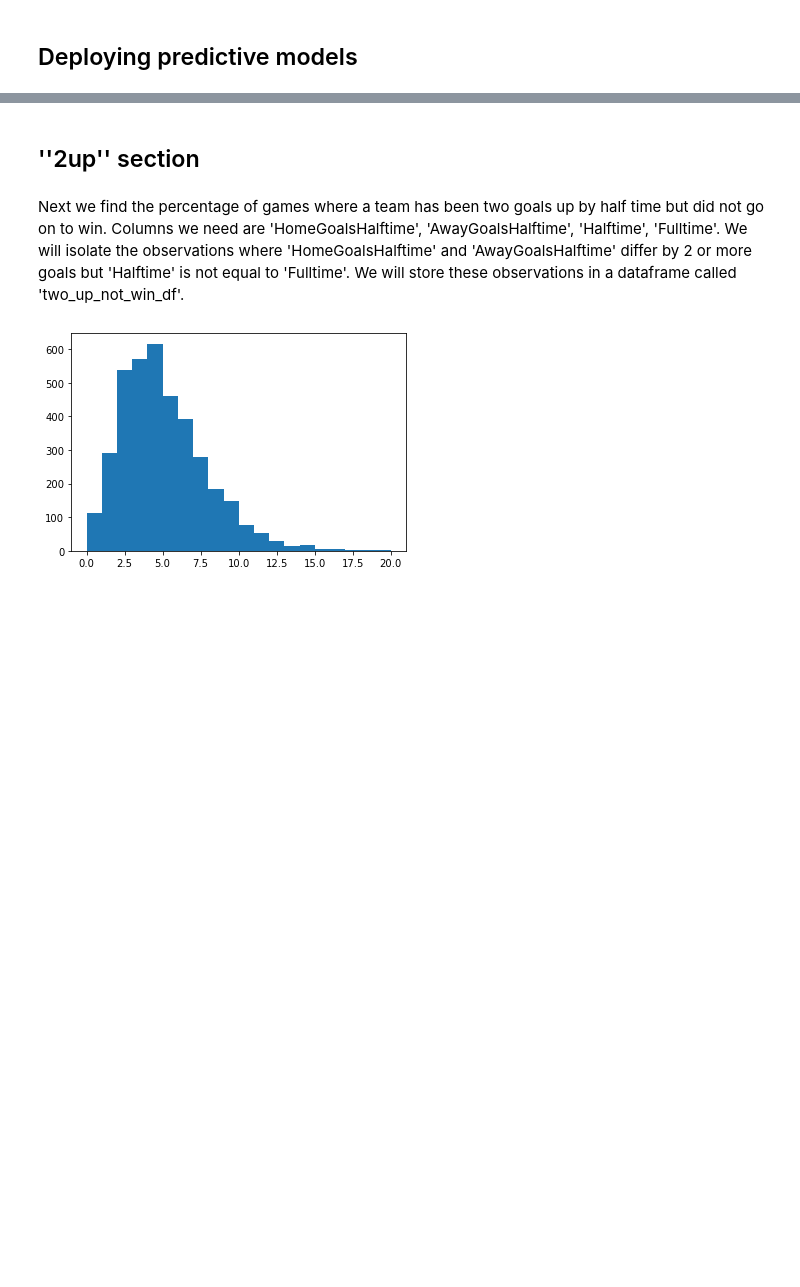
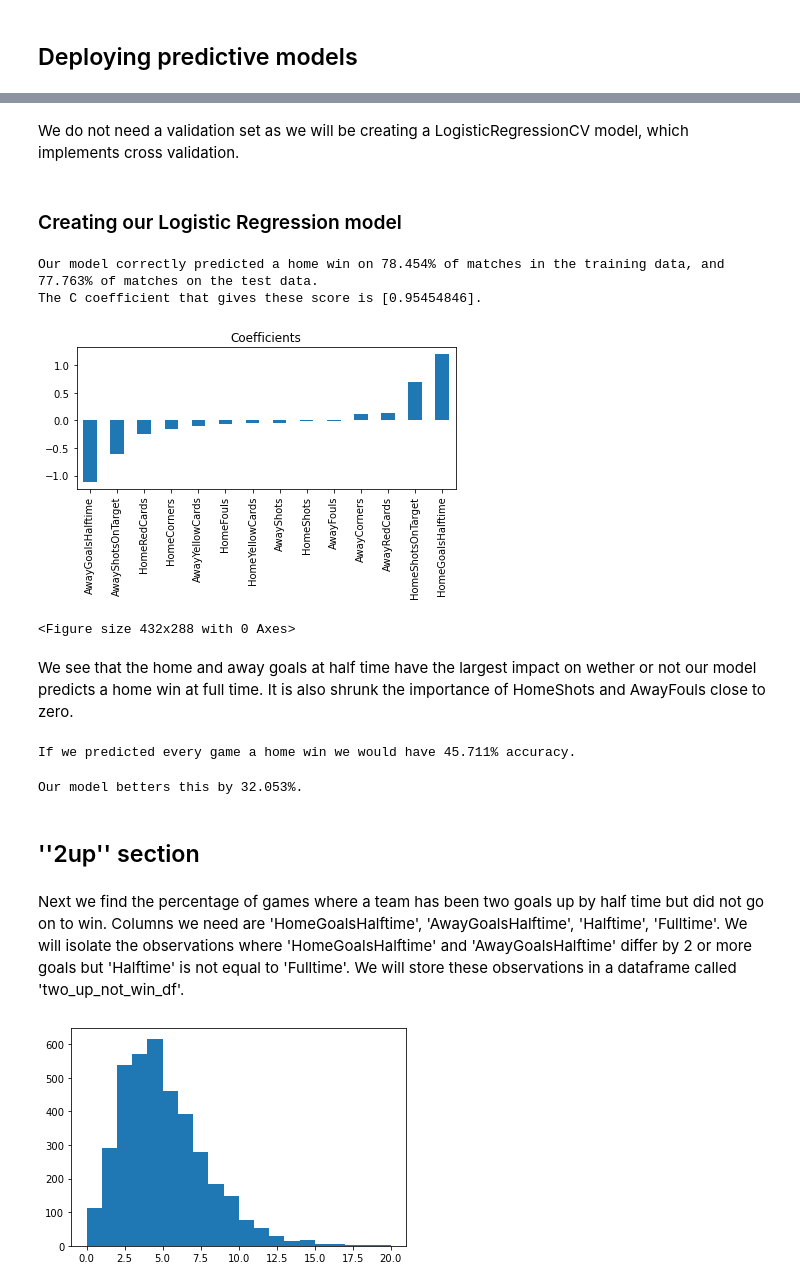
Before and after one commit to jake321southall/football-data-analysis, a Jupyter notebook: football analysis notebook.ipynb, the cells around one changed output, grey strips where cells are left out. Cells and saved outputs as stored; diff of their text form; code cells hidden in the pictures; blank space fills up the shorter version.

Commit message:
Plotted feature coefficients

```diff
--- a/football analysis notebook.ipynb
+++ b/football analysis notebook.ipynb
@@ -218,0 +208,31 @@ clf_l1.fit(X, y)
+# %% [markdown]
+We do not need a validation set as we will be creating a LogisticRegressionCV model, which implements cross validation.
+# %% [markdown]
+### Creating our Logistic Regression model
+# %%
+from sklearn.linear_model import LogisticRegressionCV
+C_array = np.logspace(-2,2,100)
+clf_l1 = LogisticRegressionCV(Cs=C_array, cv=5,penalty='l1', solver='liblinear')
+clf_l1.fit(X_train, y_train)
+accuracy_test = clf_l1.score(X_test, y_test)
+accuracy_train = clf_l1.score(X_train, y_train)
+best_C = clf_l1.C_
+# %%
+print(f'Our model correctly predicted a home win on {accuracy_train *100:.5}% of matches in the training data, and {accuracy_test *100:.5}% of matches on the test data.')
+print(f'The C coefficient that gives these score is {best_C}.')
+# %% [output]
+Our model correctly predicted a home win on 78.454% of matches in the training data, and 77.763% of matches on the test data.
+The C coefficient that gives these score is [0.95454846].
+# %%
+coefficients = clf_l1.coef_.ravel()
+coef = pd.Series(coefficients, features.columns).sort_values()
+coef.plot(kind='bar', title = 'Coefficients')
+plt.tight_layout()
+plt.show()
+plt.clf()
+# %% [output]
+[figure, added]
+<Figure size 432x288 with 0 Axes>
+# %% [markdown]
+We see that the home and away goals at half time have the largest impact on wether or not our model predicts a home win at full time.
+It is also shrunk the importance of HomeShots and AwayFouls close to zero.
@@ -219,3 +242,11 @@ clf_l1.fit(X, y)
+# %%
+print(f'If we predicted every game a home win we would have {percentage_home_win_games:.5}% accuracy.')
+# %% [output]
+If we predicted every game a home win we would have 45.711% accuracy.
+# %%
+print(f'Our model betters this by {percent_delta:.5}%.')
+# %% [output]
+Our model betters this by 32.053%.
 # %% [markdown]
 ## ''2up'' section <a class="anchor" id="2upsection"></a>
 # %% [markdown]
```
Also changed, not shown: parts of 17 cells of this notebook.
